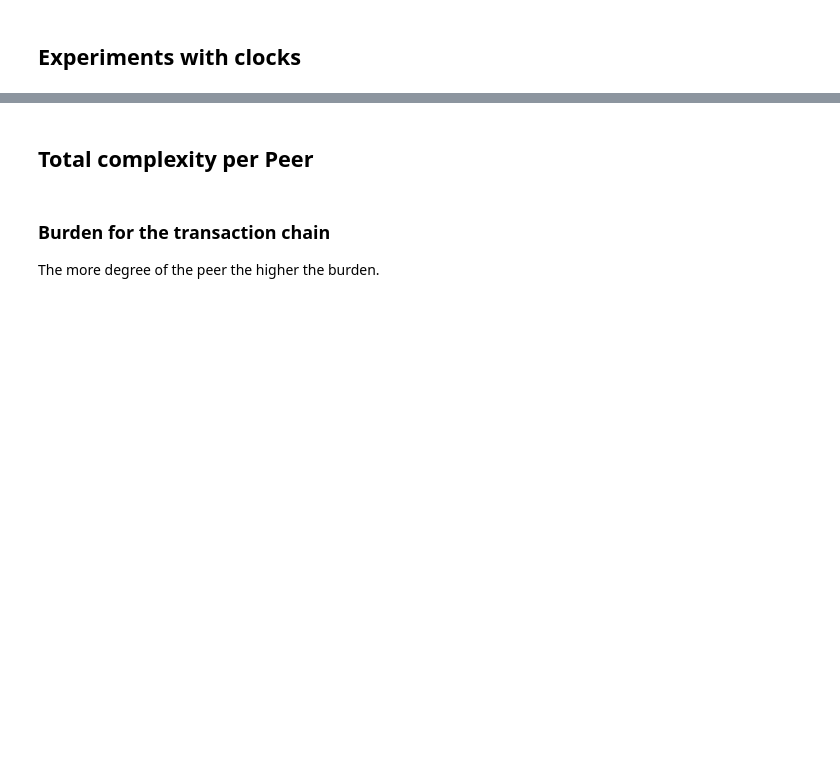
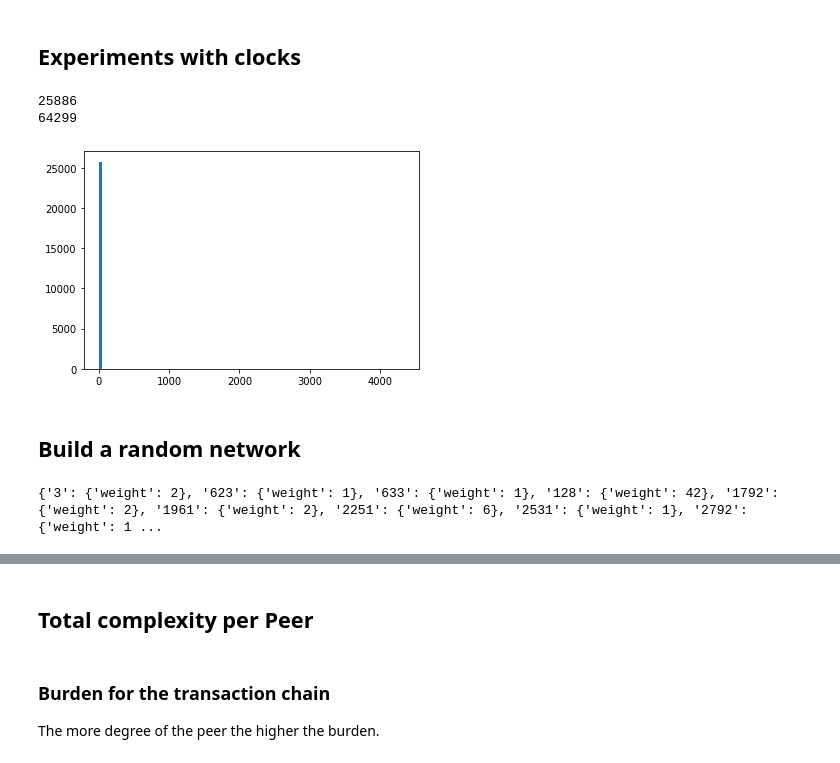
Before and after one commit to grimadas/accountability_experiments, a Jupyter notebook: Trustchain_risk.ipynb, the cells around one changed output, grey strips where cells are left out. Drawn from its saved outputs; the diff is of its cells as text; code cells hidden in the pictures; blank space fills up the shorter version.

```diff
--- a/Trustchain_risk.ipynb
+++ b/Trustchain_risk.ipynb
@@ -102,9 +102,10 @@ class Peer:
           Then if C comes to A with a spend from B that is older than the timestamp, claim of C that is linked to this timestamp is valid.
         - Peer cannot verify everything directly. A confirmation from at least K near witness would convince peer A.
     '''
-    def __init__(self, my_id, neigh_set, chain_budget=100, peer_budget=10, wit_count=3):
+    def __init__(self, my_id, neigh_set, chain_budget=100, peer_budget=10, wit_count=3, weight_set=None):
         self.my_id = my_id
         self.neigh_set = neigh_set
+        self.weight_set = weight_set
         self.chain = []
         self.last_neigh_chain = {k:0 for k in neigh_set}
 
@@ -129,14 +130,30 @@ class Peer:
         self.state.spend_set[par] += num
         self.chain.append((par, -num))
 
-    def random_spend_claim(self, num):
-        par = np.random.choice(self.neigh_set)
+    def random_spend_claim(self, num, t=1):
+        if self.weight_set:
+            # randomness should be biased with a weight set
+            val1 = sorted([(w['weight'], n) for n,w in self.weight_set.items()], reverse=True)
+            sum1 = sum((pair[0] for pair in val1))
+
+            par = None
+            cur_ind = 0
+
+            rand = randint(0, sum1 - 1)
+            for v in val1:
+                if cur_ind + v[0] > rand:
+                    par = v[1]
+                    break
+                cur_ind += v[0]
+        else:
+            par = np.random.choice(self.neigh_set, t)
+
         if self.balance() > num:
             self.spend(par, num)
             if peers[par].claim(self.my_id, num):
                 return par
             else:
-                return None
+                return (None, par)
         else:
             return self.my_id
 
@@ -214,30 +231,45 @@ class Peer:
             return True
 
         # Not enough balance/ Need to verify other claims
 
         # Otherwise use witnesses/ or download some blocks
 
         sorted_left  = sorted(unverified_claims, reverse=True)
         for val, peer in sorted_left:
             if self.try_sync(peer, self.C_B, self.P_B):
                 balance+=val
 
 
         if balance < 0:
                 return False
         else:
             if par not in self.verified_balance:
                 self.verified_balance[par] = balance
             return True
 
 
     def claim(self, par, num):
         if self.verify_claim(par, num):
             self.state.claim_set[par] += num
             self.chain.append((par, num))
             self.last_neigh_chain[par] =  len(peers[par].chain)
             self.incoming_spend_set[par] += num
             return True
         else:
             self.incoming_spend_set[par] += num
             return False
+print(G.number_of_nodes())
+print(G.number_of_edges())
+x = sorted([d for n, d in G.degree()], reverse=True)
+
+fig = plt.figure()
+ax = fig.add_subplot(111)
+n, bins, rectangles = ax.hist(x, 100, density=False)
+fig.canvas.draw()
+plt.show()
+# %% [output]
+25886
+64299
+[figure, added]
+# %% [markdown]
+## Build a random network
@@ -243,0 +294,6 @@ class Peer:
+# %%
+print(G['7'])
+target = '13165'
+source = '7'
+# %% [output]
+{'3': {'weight': 2}, '623': {'weight': 1}, '633': {'weight': 1}, '128': {'weight': 42}, '1792': {'weight': 2}, '1961': {'weight': 2}, '2251': {'weight': 6}, '2531': {'weight': 1}, '2792': {'weight': 1 ...
```
Also changed, not shown: parts of 42 cells of this notebook.
